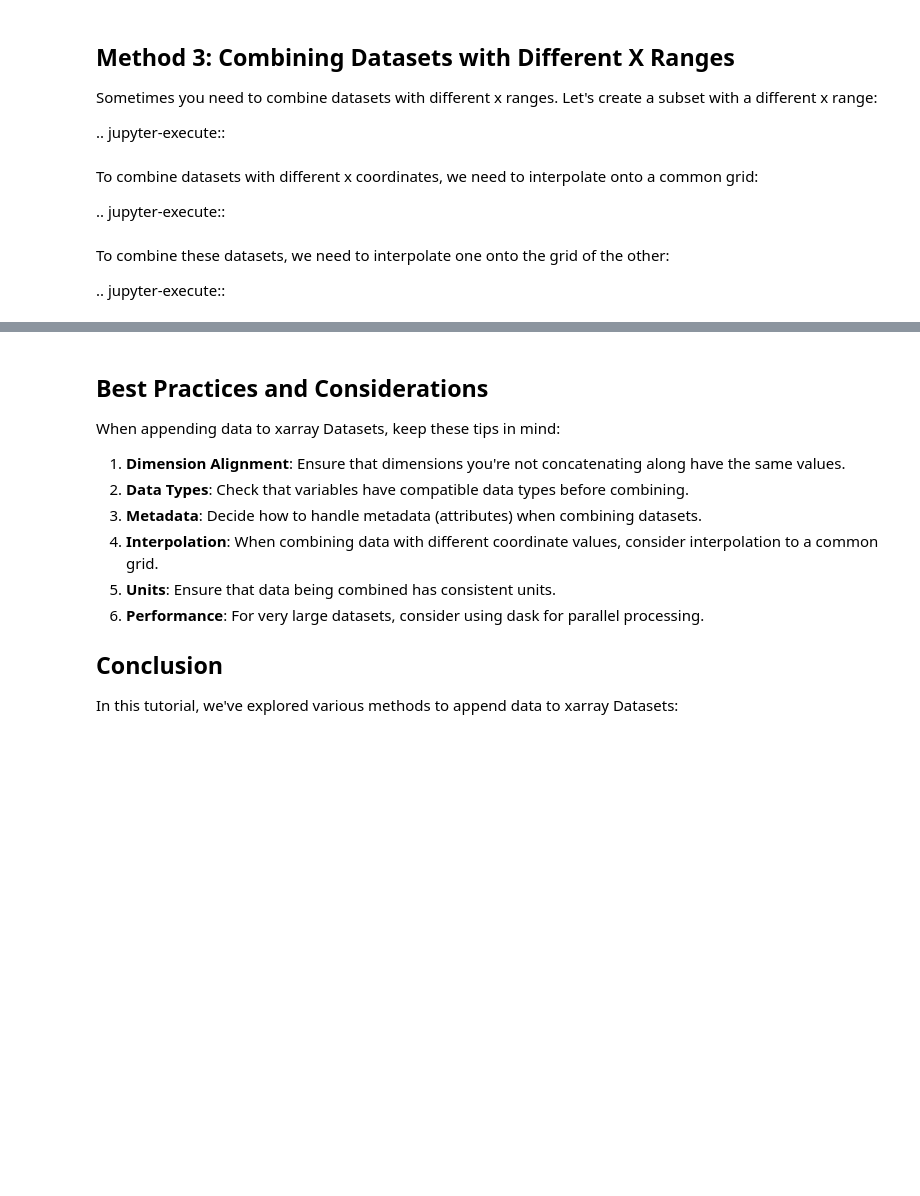
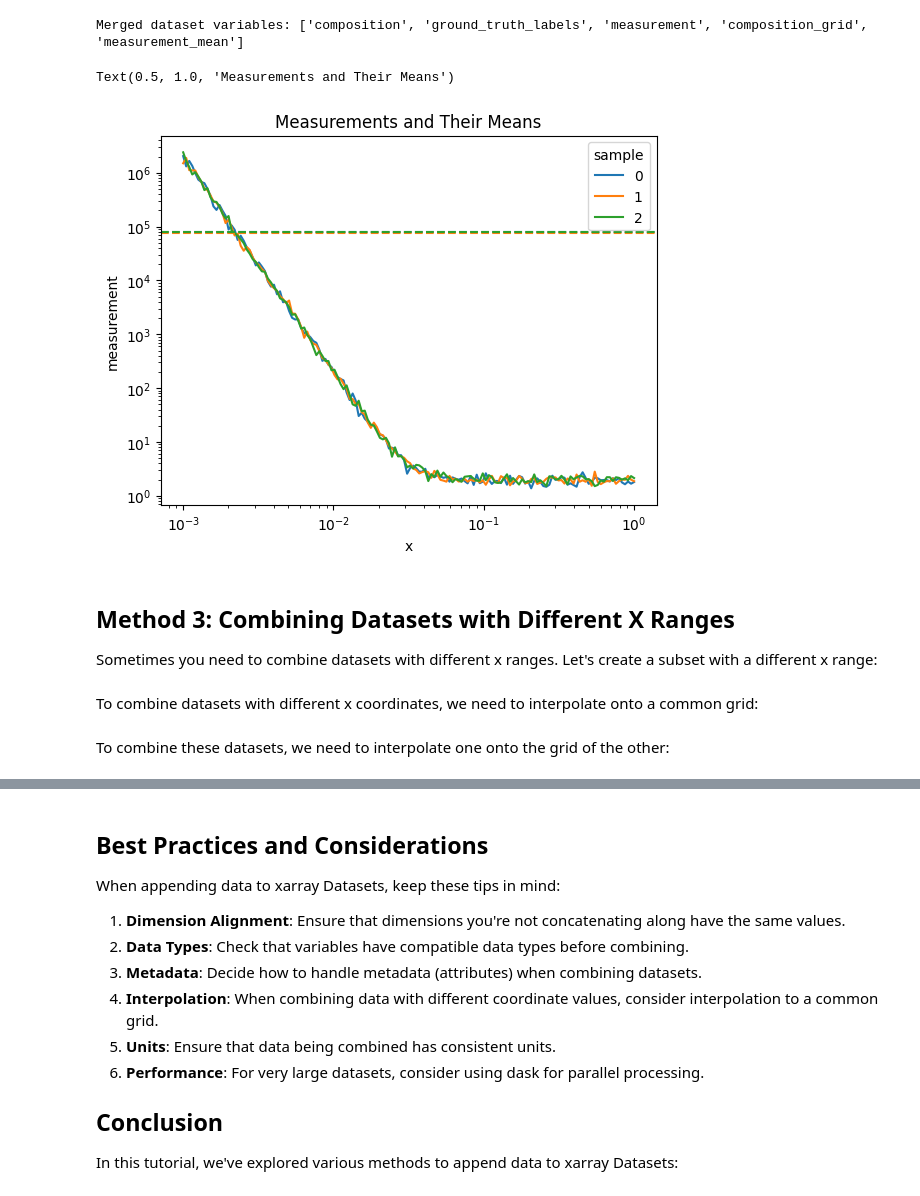
Before and after one commit to usnistgov/AFL-agent, a Jupyter notebook: docs/source/how-to/appending.ipynb, the cells around one changed output, grey strips where cells are left out. Cells and saved outputs as stored; diff of their text form; code cells hidden in the pictures; blank space fills up the shorter version.

```diff
--- a/docs/source/how-to/appending.ipynb
+++ b/docs/source/how-to/appending.ipynb
@@ -167,33 +158,24 @@ Now we can merge this new dataset with our original batch:
 # %%
 # Merge the mean dataset with batch1
 merged_ds = xr.merge([ds_batch1, mean_ds])
 
 print("Merged dataset variables:", list(merged_ds.data_vars))
 
 # Plot the original measurements and their means
-plt.figure(figsize=(10, 6))
+merged_ds.measurement.isel(sample=[0,1,2]).plot.line(x='x', hue='sample', xscale='log',yscale='log')
+for i in range(3):
+    plt.axhline(y=merged_ds.measurement_mean.isel(sample=i), linestyle='--', color=f'C{i}', label=f"Mean of Sample {i}")
 
-# Plot measurements for 3 samples
-for i in range(3):
-    plt.plot(merged_ds.x, merged_ds.measurement.isel(sample=i),
-             label=f"Sample {i}")
-    plt.axhline(y=merged_ds.measurement_mean.isel(sample=i),
-               linestyle='--', color=f'C{i}',
-               label=f"Mean of Sample {i}")
-
-plt.xlabel('x')
-plt.ylabel('Measurement')
 plt.title('Measurements and Their Means')
-plt.legend()
-plt.tight_layout()
-plt.show()
+# %% [output]
+Merged dataset variables: ['composition', 'ground_truth_labels', 'measurement', 'composition_grid', 'measurement_mean']
+Text(0.5, 1.0, 'Measurements and Their Means')
+[figure, added]
 # %% [markdown]
 Method 3: Combining Datasets with Different X Ranges
 ---------------------------------------------------
 
 Sometimes you need to combine datasets with different x ranges. Let's create a subset with a different x range:
-
-.. jupyter-execute::
 # %%
 # Create a subset with a different x range
 x_subset = ds.x.values[::2]  # Take every other x value
@@ -228,8 +210,6 @@ print("Original x length:", len(ds.x))
 print("New x length:", len(ds_different_x.x))
 # %% [markdown]
 To combine datasets with different x coordinates, we need to interpolate onto a common grid:
-
-.. jupyter-execute::
 # %%
 # Get a sample from each dataset
 sample_original = ds.isel(sample=0)
@@ -251,8 +231,6 @@ plt.tight_layout()
 plt.show()
 # %% [markdown]
 To combine these datasets, we need to interpolate one onto the grid of the other:
-
-.. jupyter-execute::
 # %%
 # Create a combined x grid (union of both)
 combined_x = np.sort(np.unique(np.concatenate([
```
Also changed, not shown: parts of 26 cells of this notebook, 1 other file.
